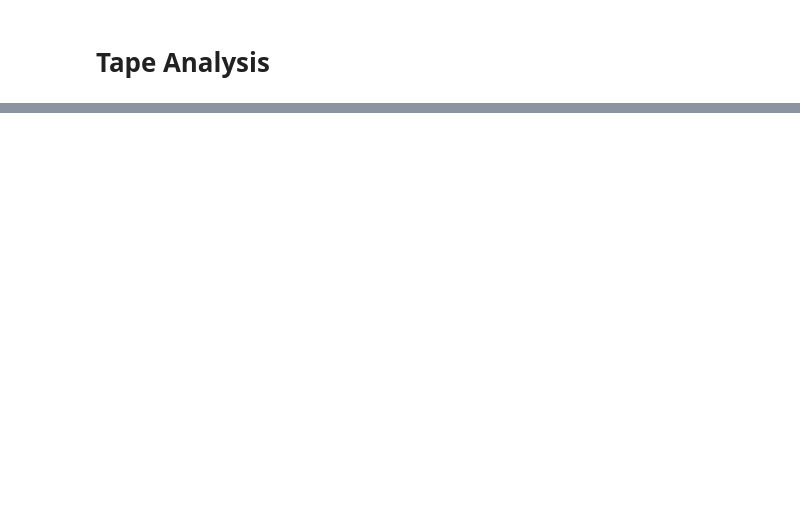
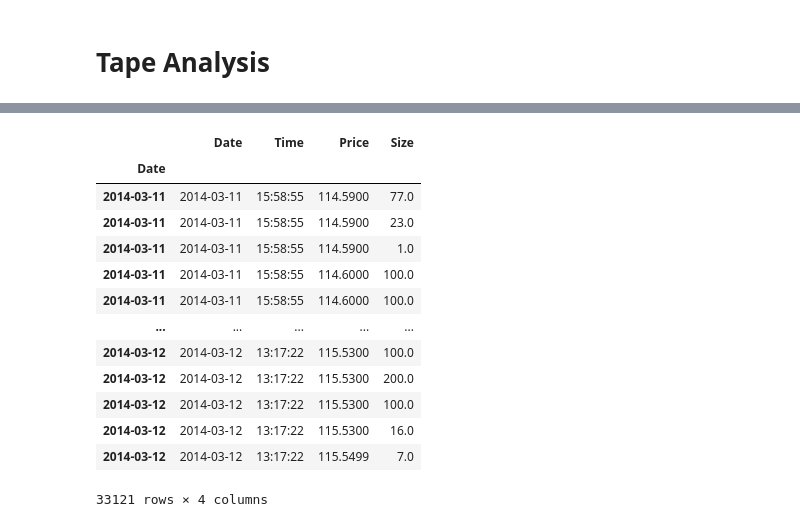
Before and after one commit to volry/stock-tape-analysis, a Jupyter notebook: stock-tape-reading.ipynb, the cells around one changed output, grey strips where cells are left out. Drawn from its saved outputs; the diff is of its cells as text; code cells hidden in the pictures; blank space fills up the shorter version.

```diff
--- a/stock-tape-reading.ipynb
+++ b/stock-tape-reading.ipynb
@@ -8 +39,18 @@ df = pd.read_excel('input/cvx.xlsx', index_col = "Date") #import data from excel
+# %%
+df1
+# %% [output]
+|  | Date | Time | Price | Size |
+| Date |  |  |  |  |
+| 2014-03-11 | 2014-03-11 | 15:58:55 | 114.5900 | 77.0 |
+| 2014-03-11 | 2014-03-11 | 15:58:55 | 114.5900 | 23.0 |
+| 2014-03-11 | 2014-03-11 | 15:58:55 | 114.5900 | 1.0 |
+| 2014-03-11 | 2014-03-11 | 15:58:55 | 114.6000 | 100.0 |
+| 2014-03-11 | 2014-03-11 | 15:58:55 | 114.6000 | 100.0 |
+| ... | ... | ... | ... | ... |
+| 2014-03-12 | 2014-03-12 | 13:17:22 | 115.5300 | 100.0 |
+| 2014-03-12 | 2014-03-12 | 13:17:22 | 115.5300 | 200.0 |
+| 2014-03-12 | 2014-03-12 | 13:17:22 | 115.5300 | 100.0 |
+| 2014-03-12 | 2014-03-12 | 13:17:22 | 115.5300 | 16.0 |
+| 2014-03-12 | 2014-03-12 | 13:17:22 | 115.5499 | 7.0 |
+33121 rows × 4 columns
 # %%
```
Also changed, not shown: parts of 12 cells of this notebook.
